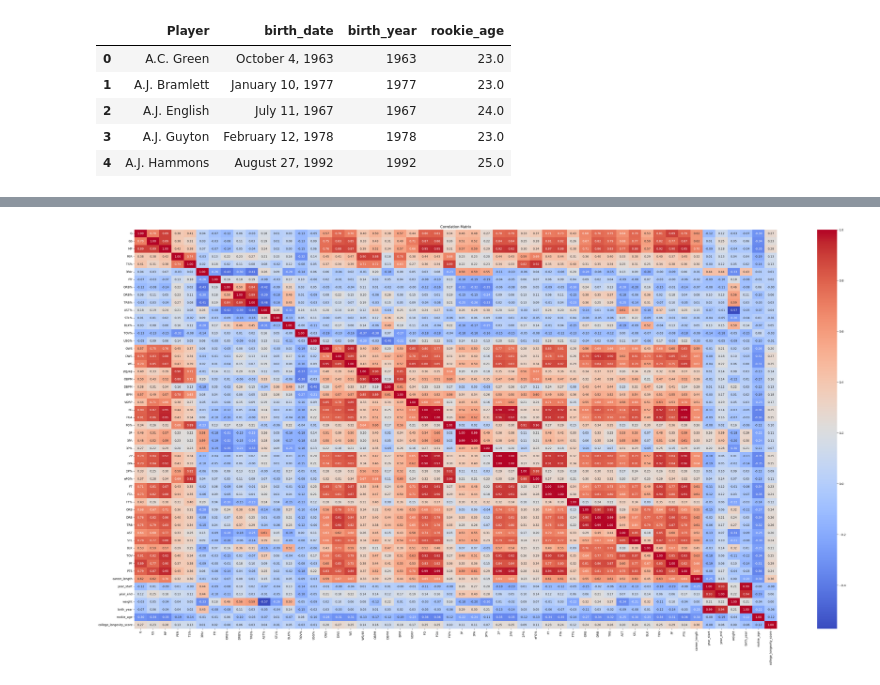
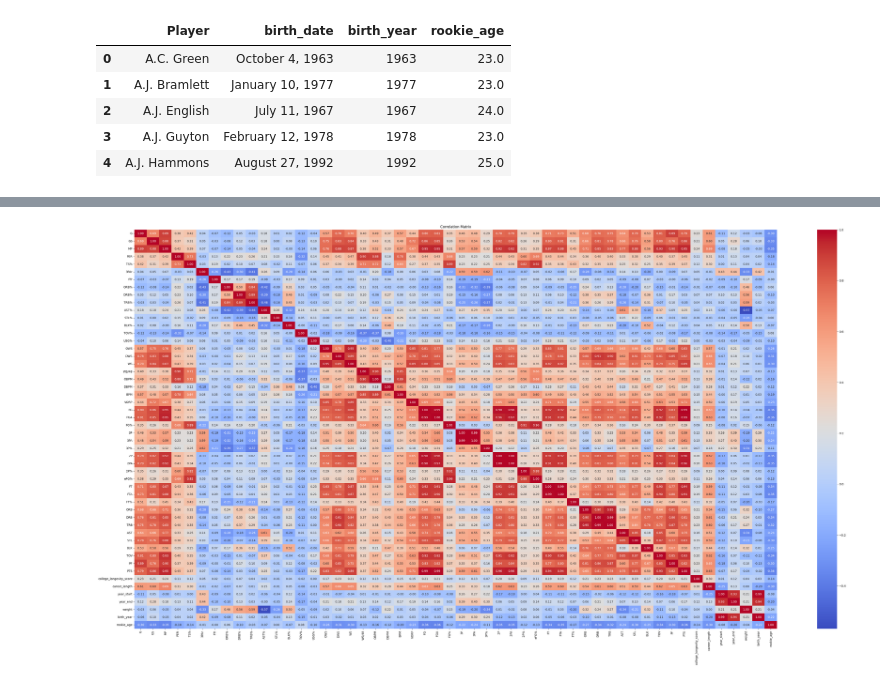
Before and after one commit to ivoryhuoo/NBACareerLongevity, a Jupyter notebook: NBACareerLongevity.ipynb, the cells around one changed output, grey strips where cells are left out. Saved outputs shown, nothing was run; the diff lists cells and outputs as text; code cells hidden in the pictures.

```diff
--- a/NBACareerLongevity.ipynb
+++ b/NBACareerLongevity.ipynb
@@ -94,0 +61,15 @@ merged['Age'] = merged['Year'] - merged['birth_year']
+# %%
+## Feeder School Correlation
+
+# Handle missing colleges (treat all missing as "Unknown")
+merged['college'] = merged['college'].fillna('Unknown').astype(str)
+
+# Compute average career length per college
+college_scores = (
+    merged.groupby('college', as_index=False)['career_length']
+          .mean()
+          .rename(columns={'career_length': 'college_longevity_score'})
+)
+
+# Merge scores back into merged
+merged = merged.merge(college_scores, on='college', how='left')
@@ -151,20 +162,20 @@ Final shape: (2784, 53)
 # %%
-## Add Rookie Age
+## Add Rookie Age to average_df
 
 # Extract birth_year from birth_date
-final_df['birth_year'] = pd.to_numeric(
-    final_df['birth_date'].str[-4:],
+average_df['birth_year'] = pd.to_numeric(
+    average_df['birth_date'].str[-4:],
     errors='coerce'
 )
 
 # Calculate rookie age
-final_df['rookie_age'] = final_df['year_start'] - final_df['birth_year']
+average_df['rookie_age'] = average_df['year_start'] - average_df['birth_year']
 
 # Replace any NaN rookie_age with 0
-final_df['rookie_age'] = final_df['rookie_age'].fillna(0)
+average_df['rookie_age'] = average_df['rookie_age'].fillna(0)
 
 # Preview
-final_df[['Player', 'birth_date', 'birth_year', 'rookie_age']].head()
+average_df[['Player', 'birth_date', 'birth_year', 'rookie_age']].head()
 # %% [output]
 |  | Player | birth_date | birth_year | rookie_age |
 | 0 | A.C. Green | October 4, 1963 | 1963 | 23.0 |
@@ -217,18 +203,18 @@ Number of 'Unknown' colleges: 257
 # %%
-# Correlation Matrix
-# CORRELATION MATRIX (SEE NUMERICAL CORRELATION)
-correlation_matrix = final_df.corr(numeric_only=True)
+# Correlation Matrix FOR AVERAGE_DF
+
+correlation_matrix = average_df.corr(numeric_only=True)
 # Create a masked matrix showing only correlations above 0.4 (absolute value)
 # filtered_matrix = correlation_matrix[np.abs(correlation_matrix) >= 0.4]
 
 # Optionally, replace NaNs with a visual indicator (e.g., empty string or a specific color in a heatmap)
 # filtered_matrix = filtered_matrix.fillna('')
 
 # Create a heatmap
 plt.figure(figsize=(50, 25))
 sns.heatmap(correlation_matrix, annot=True, cmap='coolwarm', fmt=".2f")
 plt.title('Correlation Matrix')
 plt.show()
 # %% [output]
-[figure, old version]
+[figure, new version]
 # %%
```
Also changed, not shown: parts of 13 cells of this notebook, 1 other file.
